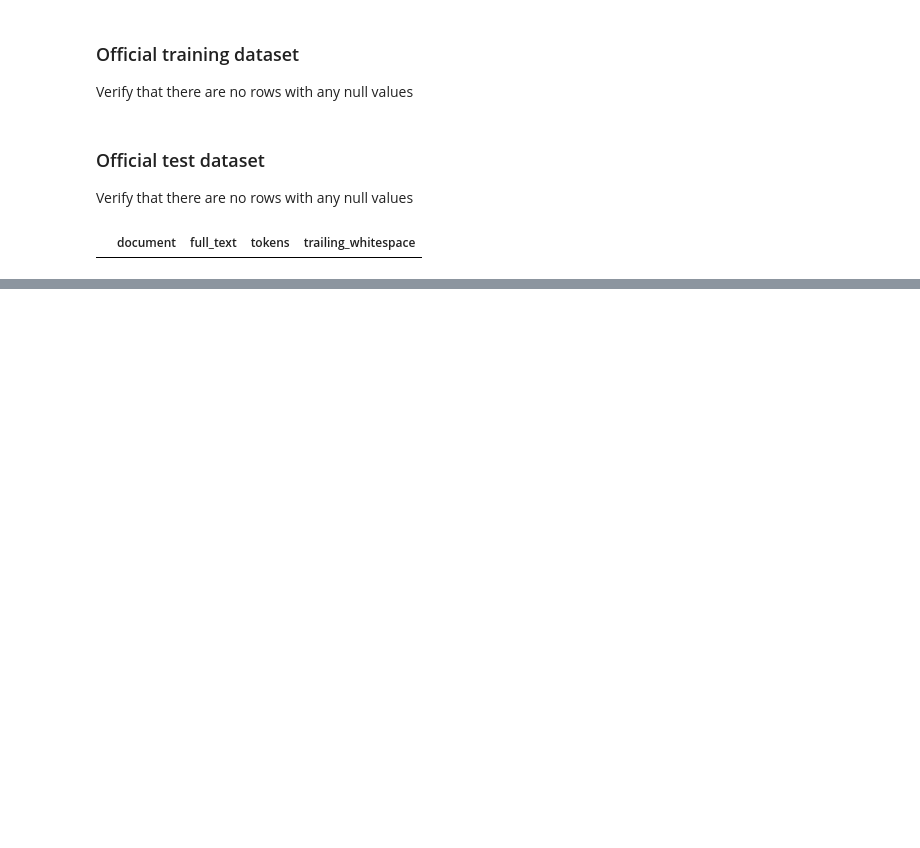
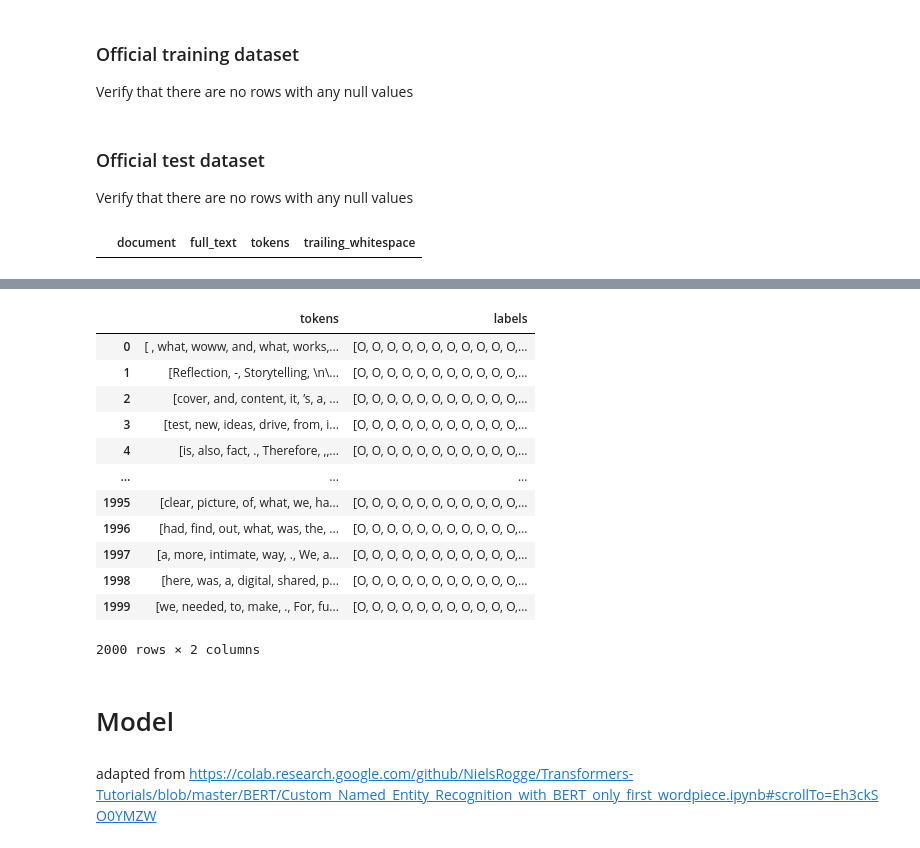
Before and after one commit to GGC-DSA/Kaggle-2024, a Jupyter notebook: notebooks-Spr2024/KAG_Notebook.ipynb, the cells around one changed output, grey strips where cells are left out. Cells and saved outputs as stored; diff of their text form; code cells hidden in the pictures; blank space fills up the shorter version.

```diff
--- a/notebooks-Spr2024/KAG_Notebook.ipynb
+++ b/notebooks-Spr2024/KAG_Notebook.ipynb
@@ -298,0 +314,22 @@ df_ext5_train_revised[df_ext5_train_revised.isnull().any(axis = 1)]
+# %%
+df_test.reset_index(drop = True, inplace=True)
+df_test
+# %% [output]
+|  | tokens | labels |
+| 0 | [ , what, woww, and, what, works,... | [O, O, O, O, O, O, O, O, O, O, O,... |
+| 1 | [Reflection, -, Storytelling, \n\... | [O, O, O, O, O, O, O, O, O, O, O,... |
+| 2 | [cover, and, content, it, ’s, a, ... | [O, O, O, O, O, O, O, O, O, O, O,... |
+| 3 | [test, new, ideas, drive, from, i... | [O, O, O, O, O, O, O, O, O, O, O,... |
+| 4 | [is, also, fact, ., Therefore, ,,... | [O, O, O, O, O, O, O, O, O, O, O,... |
+| ... | ... | ... |
+| 1995 | [clear, picture, of, what, we, ha... | [O, O, O, O, O, O, O, O, O, O, O,... |
+| 1996 | [had, find, out, what, was, the, ... | [O, O, O, O, O, O, O, O, O, O, O,... |
+| 1997 | [a, more, intimate, way, ., We, a... | [O, O, O, O, O, O, O, O, O, O, O,... |
+| 1998 | [here, was, a, digital, shared, p... | [O, O, O, O, O, O, O, O, O, O, O,... |
+| 1999 | [we, needed, to, make, ., For, fu... | [O, O, O, O, O, O, O, O, O, O, O,... |
+2000 rows × 2 columns
+# %% [markdown]
+# Model
+# %% [markdown]
+adapted from
+https://colab.research.google.com/github/NielsRogge/Transformers-Tutorials/blob/master/BERT/Custom_Named_Entity_Recognition_with_BERT_only_first_wordpiece.ipynb#scrollTo=Eh3ckSO0YMZW
```
Also changed, not shown: parts of 86 cells of this notebook.
